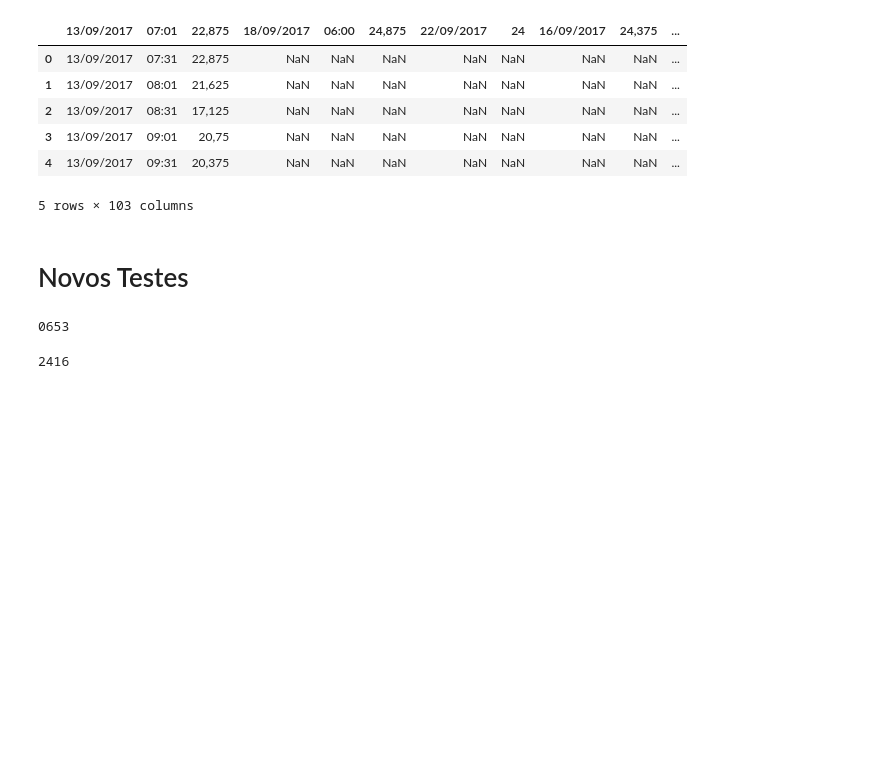
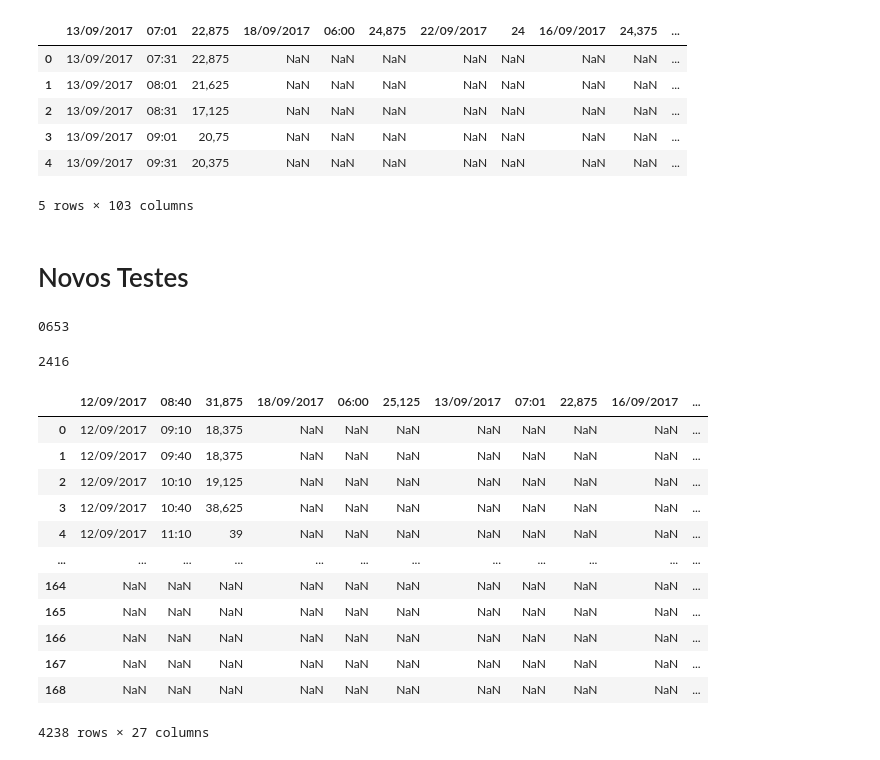
Before and after one commit to InstitutodaVinci3/vancouver, a Jupyter notebook: Temp_Animal.ipynb, the cells around one changed output. Cells and saved outputs as stored; diff of their text form; code cells hidden in the pictures; blank space fills up the shorter version.

```diff
--- a/Temp_Animal.ipynb
+++ b/Temp_Animal.ipynb
@@ -129,9 +129,22 @@ print(x[1])
 # %%
 dfs =[]
 for filename in filenames:
-  a = pd.read_csv(filename, sep='\t', encoding='latin1', engine='python')
+  a = pd.read_csv(filename, sep=';', encoding='latin1', engine='python')
   dfs.append(a)
 
 temperatura_df = pd.concat(dfs)
-#temperatura_df.head()
-temperatura_df.to_excel("/content/drive/MyDrive/MedMep_tstTemperatura_Animal.xlsx")
+temperatura_df
+# %% [output]
+|  | 12/09/2017 | 08:40 | 31,875 | 18/09/2017 | 06:00 | 25,125 | 13/09/2017 | 07:01 | 22,875 | 16/09/2017 | ... |
+| 0 | 12/09/2017 | 09:10 | 18,375 | NaN | NaN | NaN | NaN | NaN | NaN | NaN | ... |
+| 1 | 12/09/2017 | 09:40 | 18,375 | NaN | NaN | NaN | NaN | NaN | NaN | NaN | ... |
+| 2 | 12/09/2017 | 10:10 | 19,125 | NaN | NaN | NaN | NaN | NaN | NaN | NaN | ... |
+| 3 | 12/09/2017 | 10:40 | 38,625 | NaN | NaN | NaN | NaN | NaN | NaN | NaN | ... |
+| 4 | 12/09/2017 | 11:10 | 39 | NaN | NaN | NaN | NaN | NaN | NaN | NaN | ... |
+| ... | ... | ... | ... | ... | ... | ... | ... | ... | ... | ... | ... |
+| 164 | NaN | NaN | NaN | NaN | NaN | NaN | NaN | NaN | NaN | NaN | ... |
+| 165 | NaN | NaN | NaN | NaN | NaN | NaN | NaN | NaN | NaN | NaN | ... |
+| 166 | NaN | NaN | NaN | NaN | NaN | NaN | NaN | NaN | NaN | NaN | ... |
+| 167 | NaN | NaN | NaN | NaN | NaN | NaN | NaN | NaN | NaN | NaN | ... |
+| 168 | NaN | NaN | NaN | NaN | NaN | NaN | NaN | NaN | NaN | NaN | ... |
+4238 rows × 27 columns
```
Also changed, not shown: parts of 2 cells of this notebook.
